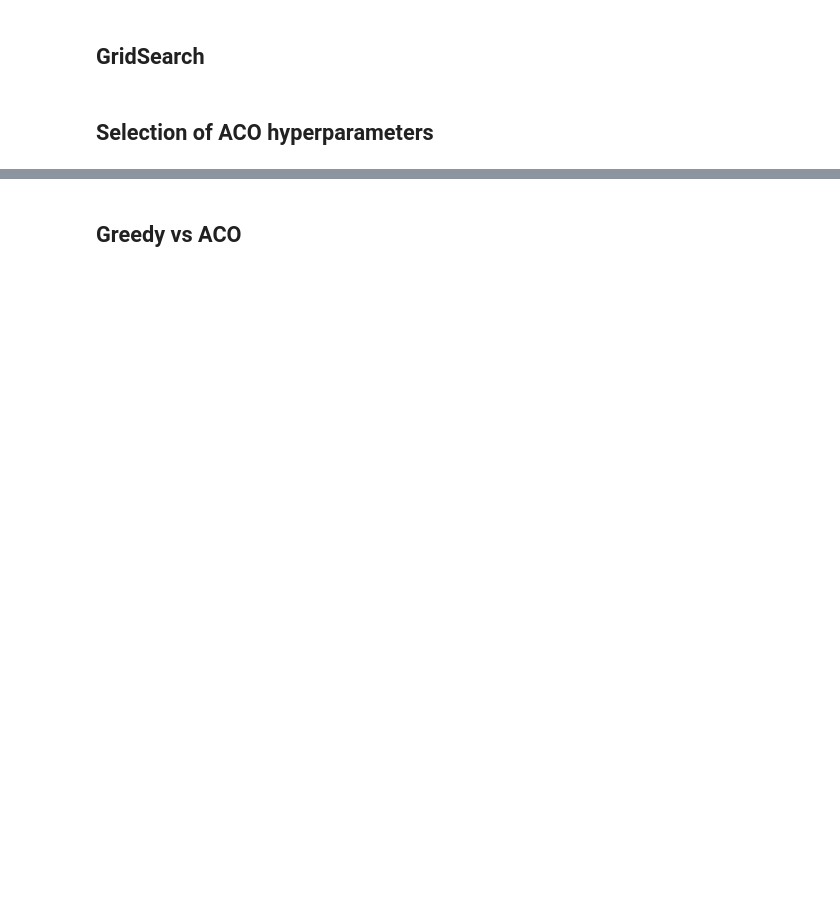
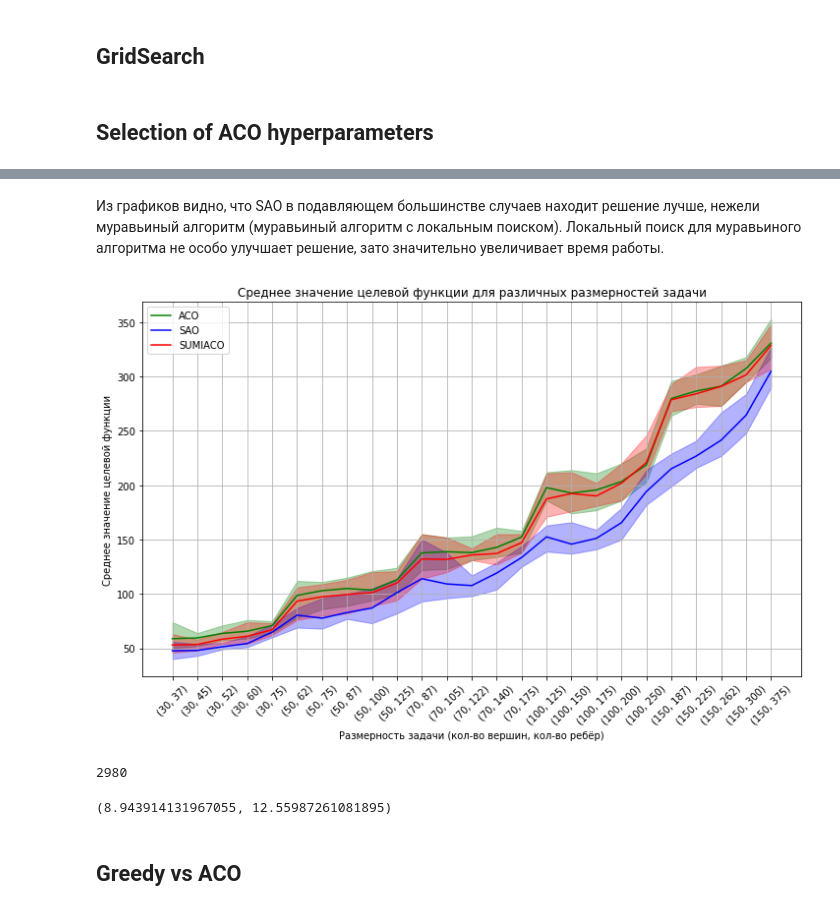
Before and after one commit to Crotokot/SchedulingProblem, a Jupyter notebook: Code/SchedulingProblem.ipynb, the cells around one changed output, grey strips where cells are left out. Drawn from its saved outputs; the diff is of its cells as text; code cells hidden in the pictures; blank space fills up the shorter version.

```diff
--- a/Code/SchedulingProblem.ipynb
+++ b/Code/SchedulingProblem.ipynb
@@ -199,6 +199,11 @@ class Solution(list):
         if not isinstance(lst, Solution):
             raise TypeError(f'Can only concatenate Solution (not "{type(lst)}") to Solution')
         return super().__add__(lst)
+
+    def copy(self):
+        solution_cp = Solution([task.copy() for task in self])
+        solution_cp.solution_cost = self.solution_cost
+        return solution_cp
 # %% [markdown]
 # Optimization algorithms
 # %% [markdown]
@@ -754,3 +1345,37 @@ plt.plot([res['mean_cost'] for res in results])
+# %% [markdown]
+Из графиков видно, что SAO в подавляющем большинстве случаев находит решение лучше, нежели муравьиный алгоритм (муравьиный алгоритм с локальным поиском). Локальный поиск для муравьиного алгоритма не особо улучшает решение, зато значительно увеличивает время работы.
+# %%
+import matplotlib.pyplot as plt
+import numpy as np
+
+plt.figure(figsize=(12, 7))
+plt.title("Среднее значение целевой функции для различных размерностей задачи")
+
+x_labels = [str(vol) for vol in samples.keys()]
+for label, color, costs in zip(labels, colors, opt_costs):
+    costs = np.array(costs)
+    #plt.plot(x_labels, costs[:, 0], color=color, linestyle='--')
+    plt.plot(x_labels, costs[:, 1], label=label, color=color)
+    #plt.plot(x_labels, costs[:, 2], color=color, linestyle='--')
+    plt.fill_between(x_labels, costs[:, 0], costs[:, 2], color=color, alpha=0.3)
+
+plt.xlabel("Размерность задачи (кол-во вершин, кол-во ребёр)")
+plt.ylabel("Среднее значение целевой функции")
+plt.xticks(rotation=45)
+plt.grid()
+plt.legend()
+plt.show()
+# %% [output]
+[figure, added]
+# %%
+sao_opt.iters_count
+# %% [output]
+2980
+# %%
+((np.array(opt_costs[0])[:,2] - np.array(opt_costs[0])[:, 0]).std(),
+(np.array(opt_costs[1])[:,2] - np.array(opt_costs[1])[:, 0]).std())
+# %% [output]
+(8.943914131967055, 12.55987261081895)
 # %% [markdown]
 ## Greedy vs ACO
 # %%
```
Also changed, not shown: parts of 29 cells of this notebook.
